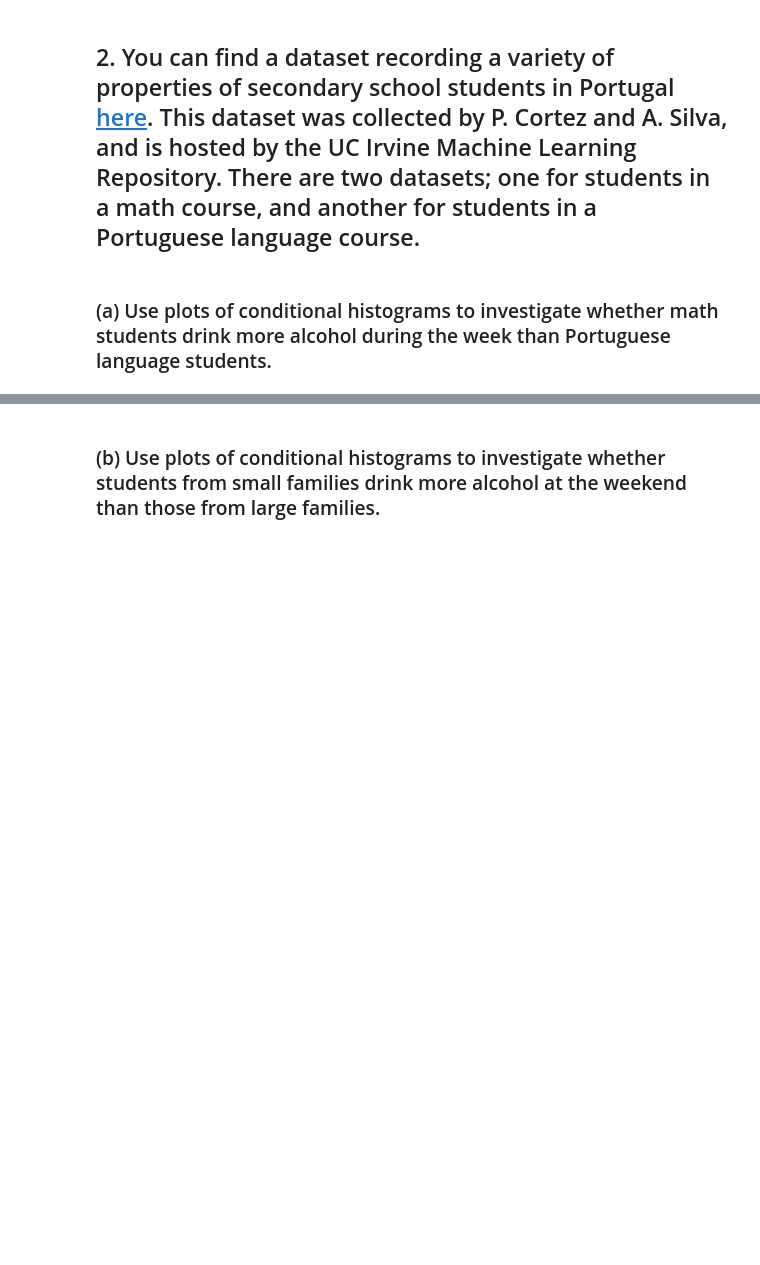
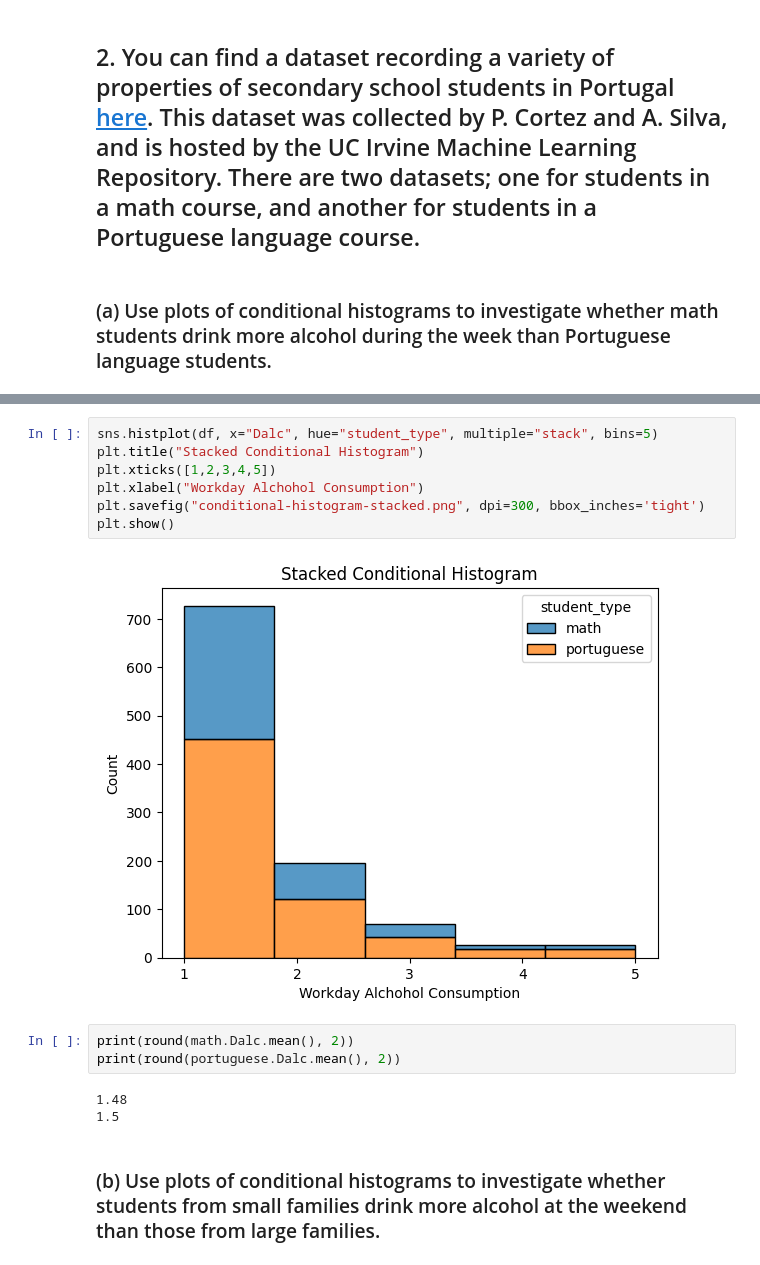
Before and after one commit to LiamWhitenack/STAT-603, a Jupyter notebook: homework2/q2-3.ipynb, the cells around one changed output, grey strips where cells are left out. Saved outputs shown, nothing was run; the diff lists cells and outputs as text; blank space fills up the shorter version.

```diff
--- a/homework2/q2-3.ipynb
+++ b/homework2/q2-3.ipynb
@@ -21,2 +40,17 @@ df.head()
+# %%
+sns.histplot(df, x="Dalc", hue="student_type", multiple="stack", bins=5)
+plt.title("Stacked Conditional Histogram")
+plt.xticks([1,2,3,4,5])
+plt.xlabel("Workday Alchohol Consumption")
+plt.savefig("conditional-histogram-stacked.png", dpi=300, bbox_inches='tight')
+plt.show()
+# %% [output]
+[figure, added]
+# %%
+print(round(math.Dalc.mean(), 2))
+print(round(portuguese.Dalc.mean(), 2))
+# %% [output]
+1.48
+1.5
 # %% [markdown]
 ### (b) Use plots of conditional histograms to investigate whether students from small families drink more alcohol at the weekend than those from large families.
```
Also changed, not shown: parts of 14 cells of this notebook, 12 other files.
